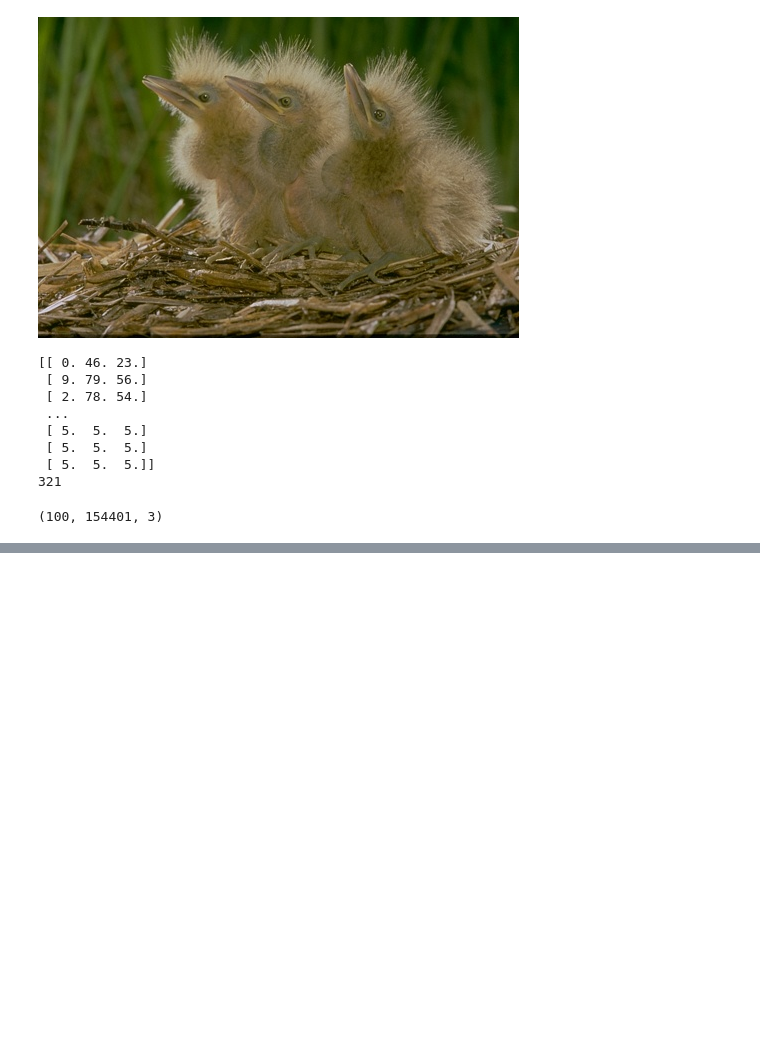
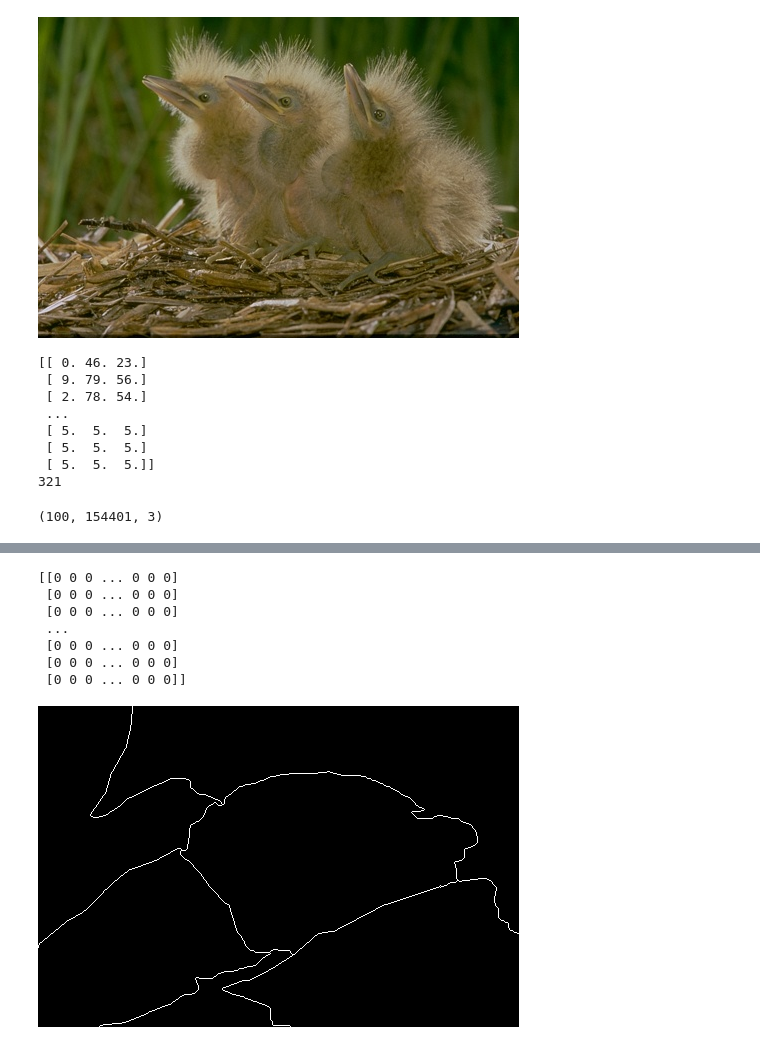
Before and after one commit to osamasherif22/Image-Segmentation, a Jupyter notebook: PR_Ass_2_Image_Segmentation_.ipynb, the cells around one changed output, grey strips where cells are left out. Saved outputs shown, nothing was run; the diff lists cells and outputs as text; code cells hidden in the pictures; blank space fills up the shorter version.

```diff
--- a/PR_Ass_2_Image_Segmentation_.ipynb
+++ b/PR_Ass_2_Image_Segmentation_.ipynb
@@ -275,0 +251,21 @@ for index in val_list:
+# %%
+def displayy_img (image):
+  # Output img with window name as 'image'
+  cv2_imshow(image[0])
+  # Maintain output window utill
+  # user presses a key
+  cv2.waitKey(0)
+
+
+print(np.array(groundval_arr[0]))
+displayy_img(np.array(groundval_arr))
+#displayy_img(val_imgs)
+# %% [output]
+[[0 0 0 ... 0 0 0]
+ [0 0 0 ... 0 0 0]
+ [0 0 0 ... 0 0 0]
+ ...
+ [0 0 0 ... 0 0 0]
+ [0 0 0 ... 0 0 0]
+ [0 0 0 ... 0 0 0]]
+[figure, added]
```
Also changed, not shown: parts of 5 cells of this notebook.
